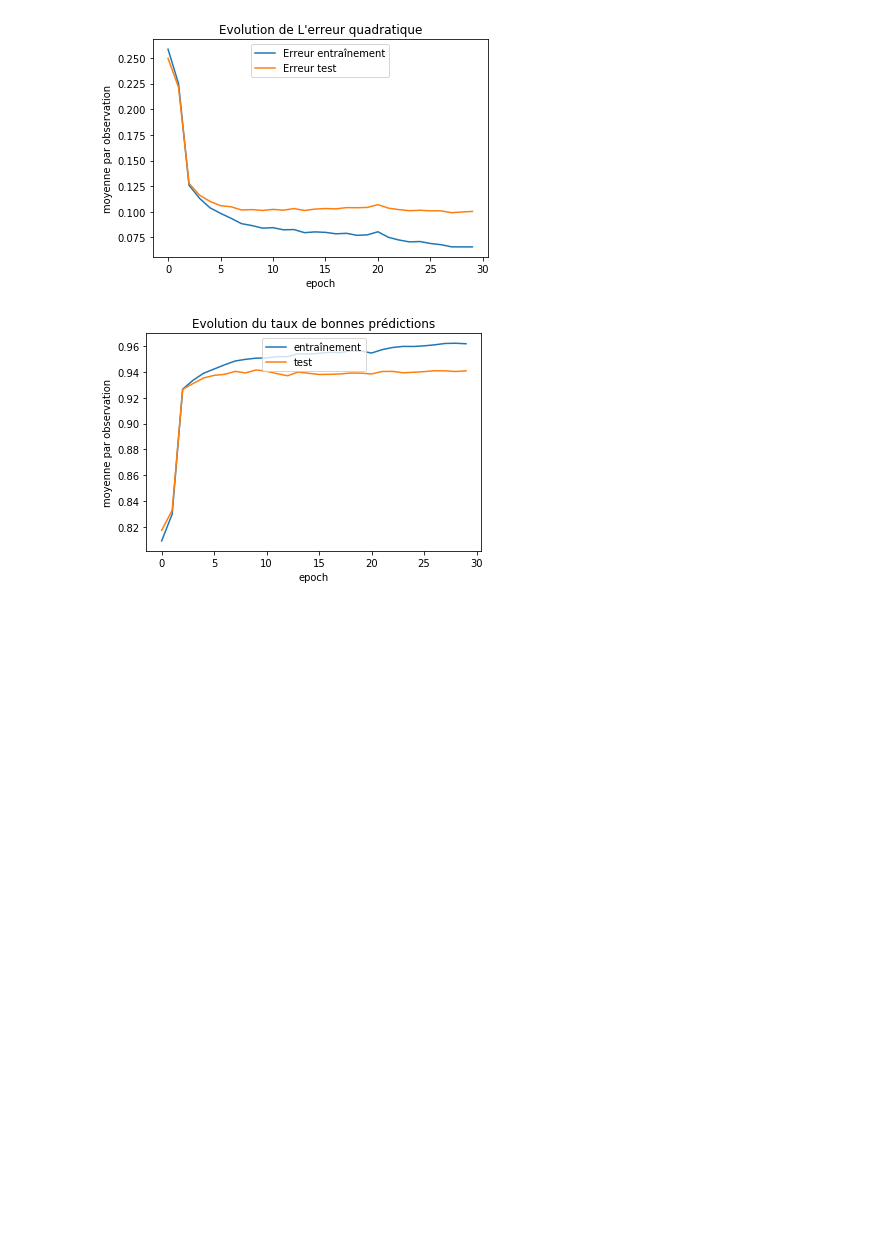
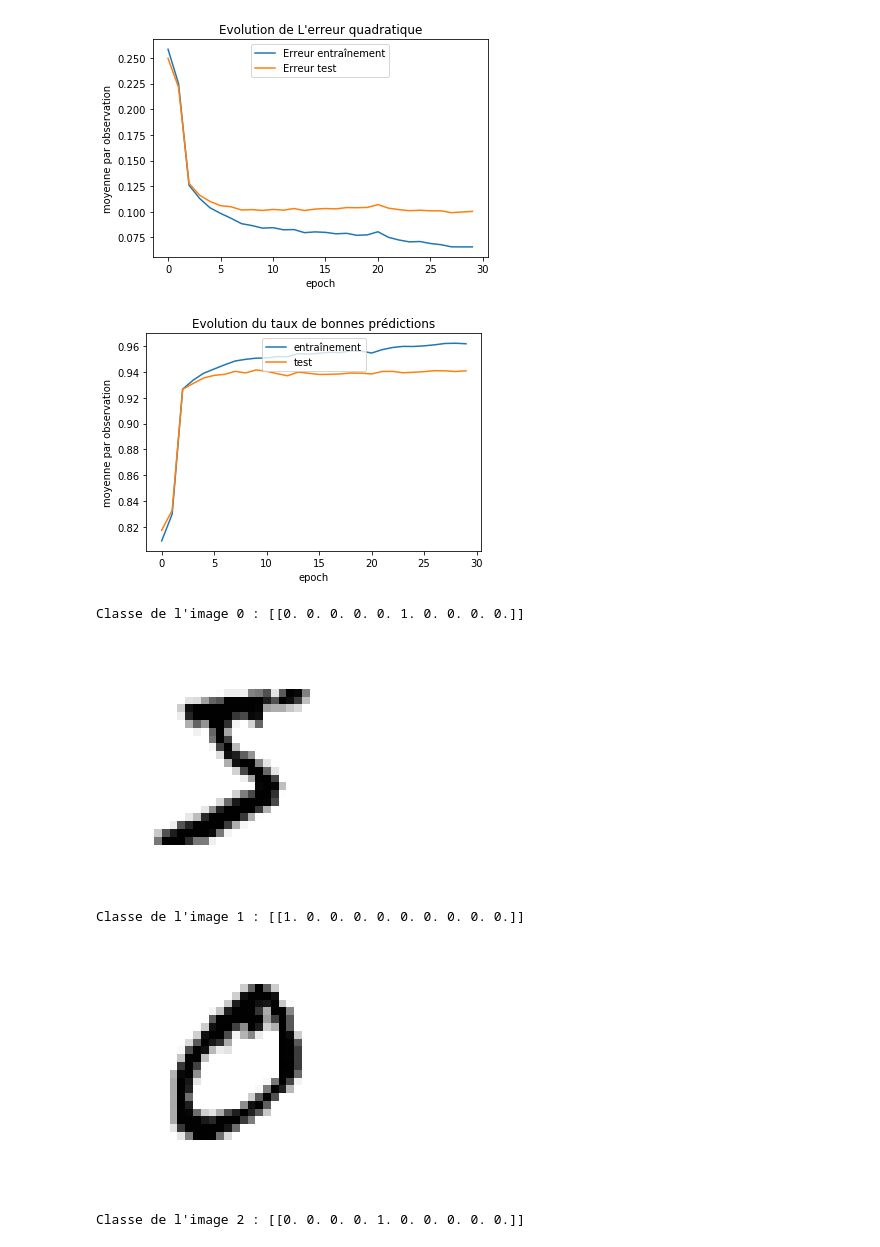
Before and after one commit to RobertGodin/CodePython, a Jupyter notebook: Notebooks/RNAParCoucheMNIST30Epochs.ipynb, the cells around one changed output. Drawn from its saved outputs; the diff is of its cells as text; code cells hidden in the pictures; blank space fills up the shorter version.

```diff
--- a/Notebooks/RNAParCoucheMNIST30Epochs.ipynb
+++ b/Notebooks/RNAParCoucheMNIST30Epochs.ipynb
@@ -9,9 +9,10 @@
 
 import numpy as np
 np.random.seed(42) # pour reproduire les mêmes résultats
-import matplotlib.pyplot as plt
 import random
 random.seed(42)
+import matplotlib as mpl
+import matplotlib.pyplot as plt
 
 class Couche:
     """ Classe abstraite qui représente une couche du RNA
@@ -289,30 +290,44 @@ donnees_test_Y = [bitmap(y) for y in donnees_test[1]] # Encodgae bitmap de l'ent
 # Deux couches denses linéaires suivies chacune d'une couche d'activation sigmoide
 un_RNA = ReseauMultiCouches()
 un_RNA.specifier_J(erreur_quadratique,d_erreur_quadratique)
 un_RNA.ajouter_couche(CoucheDenseLineaire(784,30))
 un_RNA.ajouter_couche(CoucheActivation(sigmoide,derivee_sigmoide))
 un_RNA.ajouter_couche(CoucheDenseLineaire(30,10))
 un_RNA.ajouter_couche(CoucheActivation(sigmoide,derivee_sigmoide))
 # Entrainer le RNA
 un_RNA.entrainer_descente_gradiant_stochastique(donnees_ent_X,donnees_ent_Y,donnees_test_X,donnees_test_Y,
                                                 nb_epochs=30,taux=0.1,trace = False, graph_cout = True)
+
+# Afficher les résultat avec les trois premiers exemples
+for i in range(3):
+    print("Classe de l'image",i,":",donnees_ent_Y[i])
+    image_applatie = donnees_ent_X[i]
+    une_image = image_applatie.reshape(28, 28)
+    plt.imshow(une_image, cmap = mpl.cm.binary, interpolation="nearest")
+    plt.axis("off")
+    plt.show()
 # %% [output]
 -------- > epoch 1:  erreur quadratique moyenne 0.4007498325905368
 -------- > epoch 2:  erreur quadratique moyenne 0.23995873277565366
 -------- > epoch 3:  erreur quadratique moyenne 0.18323888504877883
 -------- > epoch 4:  erreur quadratique moyenne 0.11857094298548071
 -------- > epoch 5:  erreur quadratique moyenne 0.1087491924320544
 -------- > epoch 6:  erreur quadratique moyenne 0.10114438796846198
 -------- > epoch 7:  erreur quadratique moyenne 0.09540988180486053
 -------- > epoch 8:  erreur quadratique moyenne 0.09096509091158814
 -------- > epoch 9:  erreur quadratique moyenne 0.08720579329106991
 -------- > epoch 10:  erreur quadratique moyenne 0.08396636654524259
 -------- > epoch 11:  erreur quadratique moyenne 0.08098850679874817
 -------- > epoch 12:  erreur quadratique moyenne 0.07854076546917853
 ... (14 lines left out)
 -------- > epoch 27:  erreur quadratique moyenne 0.05814995961741473
 -------- > epoch 28:  erreur quadratique moyenne 0.05740182136904547
 -------- > epoch 29:  erreur quadratique moyenne 0.056546209607187946
 -------- > epoch 30:  erreur quadratique moyenne 0.055614552460153566
 [figure]
 [figure]
+Classe de l'image 0 : [[0. 0. 0. 0. 0. 1. 0. 0. 0. 0.]]
+[figure, added]
+Classe de l'image 1 : [[1. 0. 0. 0. 0. 0. 0. 0. 0. 0.]]
+[figure, added]
+Classe de l'image 2 : [[0. 0. 0. 0. 1. 0. 0. 0. 0. 0.]]
```
Also changed, not shown: parts of 1 cell of this notebook, 4 other files.
